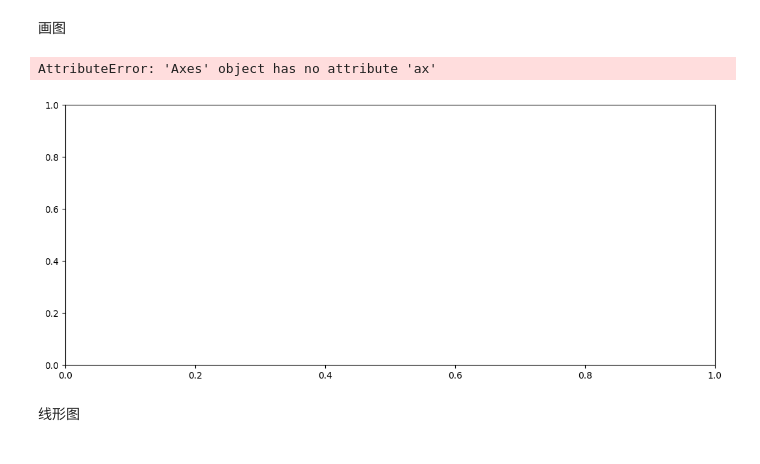
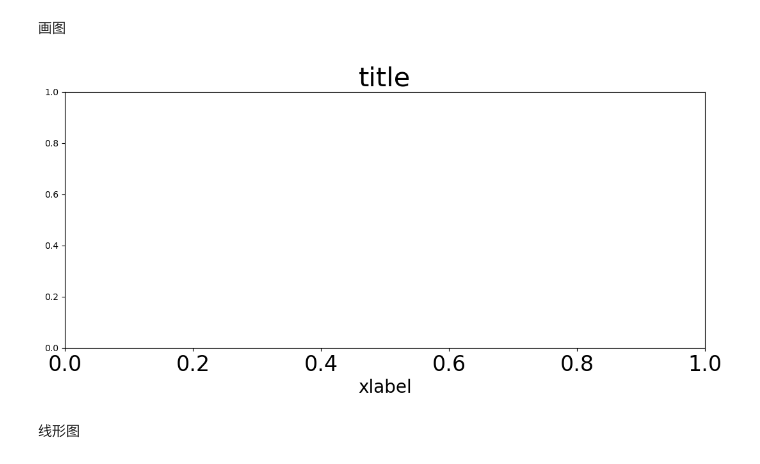
Before and after one commit to Oahiynus/syhPython, a Jupyter notebook: OpenSourceGIS/test.ipynb, the cells around one changed output. Saved outputs shown, nothing was run; the diff lists cells and outputs as text; code cells hidden in the pictures.

```diff
--- a/OpenSourceGIS/test.ipynb
+++ b/OpenSourceGIS/test.ipynb
@@ -55,12 +53,11 @@ import matplotlib.pyplot as plt
 # %%
 fig = plt.figure(figsize=(10, 4))
 ax = fig.add_axes([0,0,1,1])
-ax.ax.set_title('title', size=30)
+ax.set_title('title', size=30)
 ax.set_xlabel('xlabel', size=20)
 ax.tick_params(axis='x', labelsize=24)
 # %% [output]
-AttributeError: 'Axes' object has no attribute 'ax'
-[figure, old version]
+[figure, new version]
 # %% [markdown]
 线形图
 # %%
```
Also changed, not shown: parts of 3 cells of this notebook.
